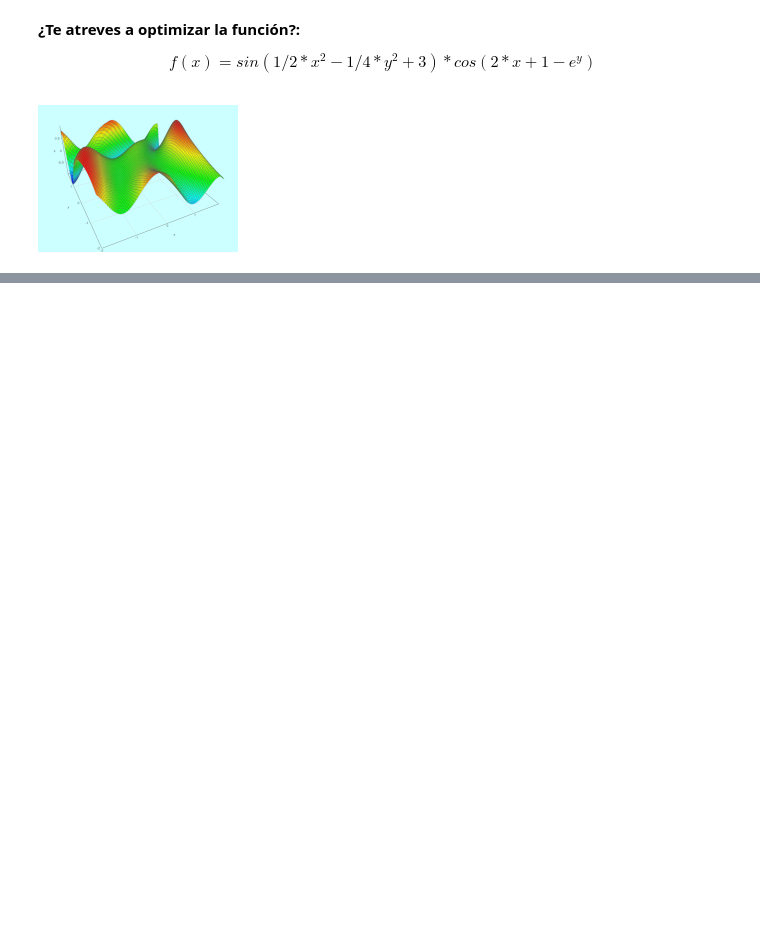
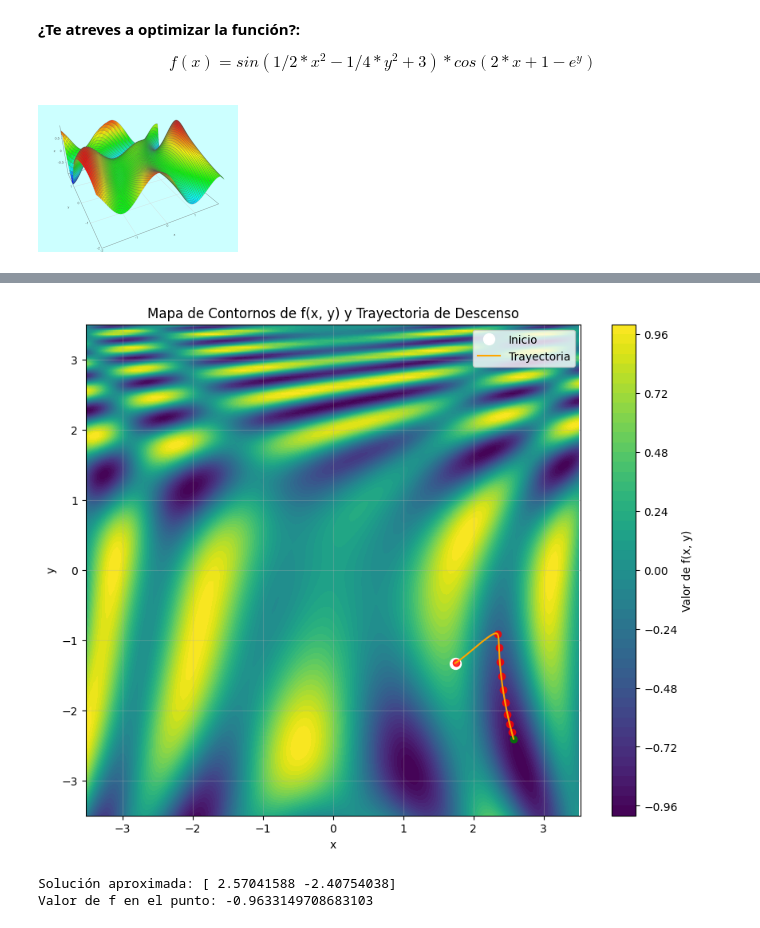
Before and after one commit to Mitch-Cruz/03MAIR-Algoritmos-de-Optimizacion, a Jupyter notebook: AG2/Practica_Individual_AG2.ipynb, the cells around one changed output, grey strips where cells are left out. Drawn from its saved outputs; the diff is of its cells as text; code cells hidden in the pictures; blank space fills up the shorter version.

```diff
--- a/AG2/Practica_Individual_AG2.ipynb
+++ b/AG2/Practica_Individual_AG2.ipynb
@@ -39,2 +432,60 @@ def df(PUNTO):
         grad[it] = (f(T) - f(PUNTO))/h
     return grad
+# %%
+# Parámetros de visualización.
+resolucion = 150   # número de puntos por eje
+rango      = 3.5   # rango de x e y: [-rango, rango]
+
+# Malla
+X  = np.linspace(-rango, rango, resolucion)
+Y  = np.linspace(-rango, rango, resolucion)
+XX, YY = np.meshgrid(X, Y)
+
+# Cálculo vectorizado de la función.
+Z = np.sin(0.5 * XX**2 - 0.25 * YY**2 + 3) * \
+    np.cos(2 * XX + 1 - np.exp(YY))
+# %%
+# Dibujamos el mapa de contornos.
+plt.figure(figsize=(10, 8))
+plt.contourf(XX, YY, Z, levels=50, cmap='viridis')  # mapa de colores
+plt.colorbar(label='Valor de f(x, y)')  # barra de colores
+plt.xlabel('x')
+plt.ylabel('y')
+plt.title('Mapa de Contornos de f(x, y) y Trayectoria de Descenso')
+
+# Punto inicial aleatorio en [-2, 2] (para consistencia con el anterior).
+P = np.array([random.uniform(-2, 2), random.uniform(-2, 2)])
+plt.plot(P[0], P[1], 'o', c='white', markersize=10, label='Inicio')
+
+# Parámetros del descenso.
+TA = 0.01  # tasa de aprendizaje (learning rate)
+n_iter = 500  # número de iteraciones
+trayectoria = [P.copy()]  # lista para guardar la trayectoria
+
+# Bucle de descenso del gradiente.
+for i in range(n_iter):
+    grad = df(P)  # calculamos gradiente
+    P = P - TA * grad  # actualizamos el punto
+    trayectoria.append(P.copy())  # guardamos
+
+    # Pintamos puntos intermedios cada 50 iteraciones para no saturar el gráfico.
+    if i % 50 == 0 or i == n_iter - 1:
+        color = 'green' if i == n_iter - 1 else 'red'
+        plt.plot(P[0], P[1], 'o', c=color, markersize=6, alpha=0.8)
+
+# Dibujamos la trayectoria completa como línea.
+tray = np.array(trayectoria)
+plt.plot(tray[:, 0], tray[:, 1], '-', c='orange', linewidth=1.5, label='Trayectoria')
+
+plt.legend()
+plt.grid(True, alpha=0.3)
+plt.axis('equal')
+plt.show()
+
+# Resultado final...
+print('Solución aproximada:', P)
+print('Valor de f en el punto:', f(P))
+# %% [output]
+[figure, added]
+Solución aproximada: [ 2.57041588 -2.40754038]
+Valor de f en el punto: -0.9633149708683103
```
Also changed, not shown: parts of 21 cells of this notebook.
